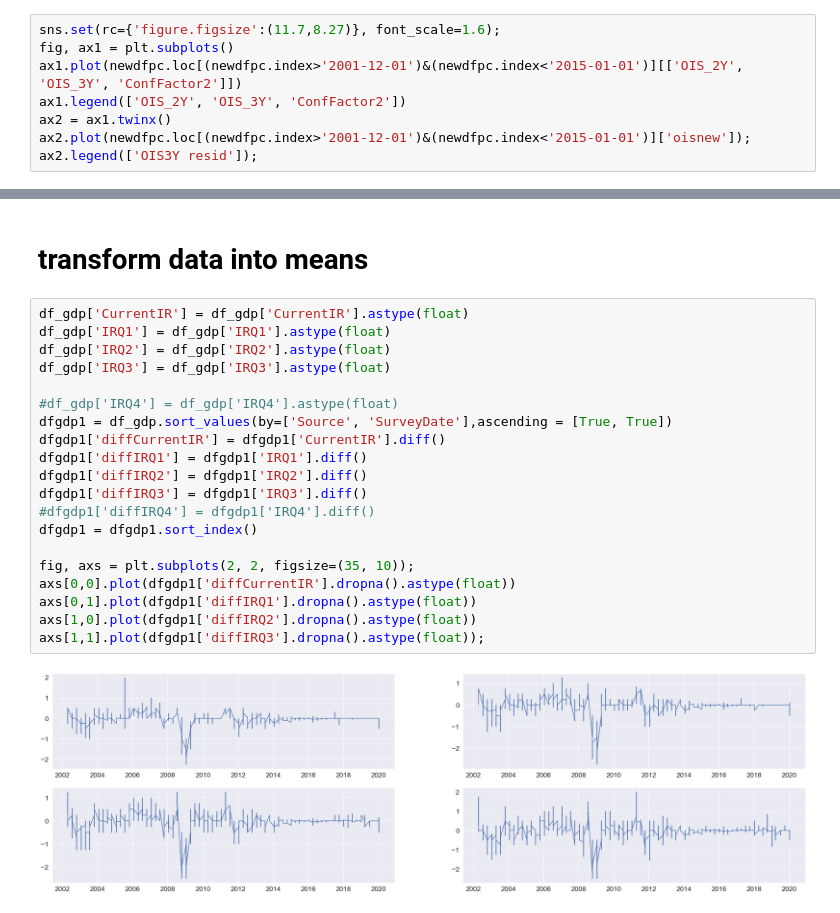
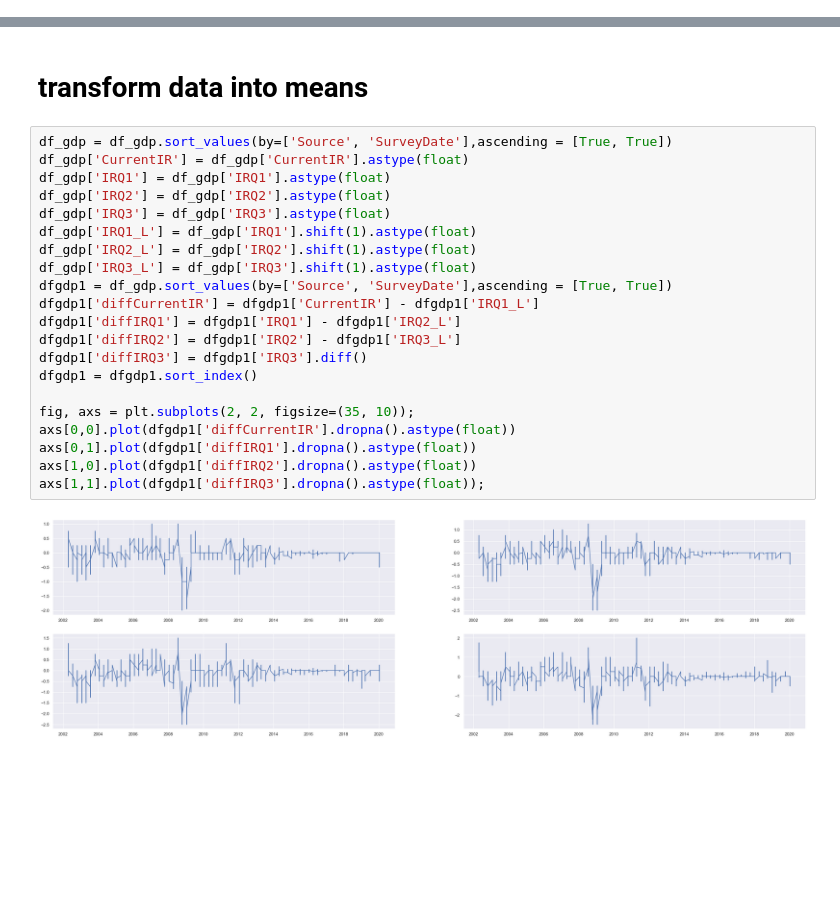
Before and after one commit to geri310/ECB_FG_GMM_approach_MSc_Thesis, a Jupyter notebook: PRate-Estimate.ipynb, the cells around one changed output, grey strips where cells are left out. Drawn from its saved outputs; the diff is of its cells as text; blank space fills up the shorter version.

```diff
--- a/PRate-Estimate.ipynb
+++ b/PRate-Estimate.ipynb
@@ -132,8 +58,0 @@ newdfpcsum.index = dates_list
-# %%
-sns.set(rc={'figure.figsize':(11.7,8.27)}, font_scale=1.6);
-fig, ax1 = plt.subplots()
-ax1.plot(newdfpc.loc[(newdfpc.index>'2001-12-01')&(newdfpc.index<'2015-01-01')][['OIS_2Y', 'OIS_3Y', 'ConfFactor2']])
-ax1.legend(['OIS_2Y', 'OIS_3Y', 'ConfFactor2'])
-ax2 = ax1.twinx()
-ax2.plot(newdfpc.loc[(newdfpc.index>'2001-12-01')&(newdfpc.index<'2015-01-01')]['oisnew']);
-ax2.legend(['OIS3Y resid']);
@@ -142,24 +59,25 @@ ax2.legend(['OIS3Y resid']);
 # %% [markdown]
 # transform data into means
 # %%
+df_gdp = df_gdp.sort_values(by=['Source', 'SurveyDate'],ascending = [True, True])
 df_gdp['CurrentIR'] = df_gdp['CurrentIR'].astype(float)
 df_gdp['IRQ1'] = df_gdp['IRQ1'].astype(float)
 df_gdp['IRQ2'] = df_gdp['IRQ2'].astype(float)
 df_gdp['IRQ3'] = df_gdp['IRQ3'].astype(float)
-
-#df_gdp['IRQ4'] = df_gdp['IRQ4'].astype(float)
+df_gdp['IRQ1_L'] = df_gdp['IRQ1'].shift(1).astype(float)
+df_gdp['IRQ2_L'] = df_gdp['IRQ2'].shift(1).astype(float)
+df_gdp['IRQ3_L'] = df_gdp['IRQ3'].shift(1).astype(float)
 dfgdp1 = df_gdp.sort_values(by=['Source', 'SurveyDate'],ascending = [True, True])
-dfgdp1['diffCurrentIR'] = dfgdp1['CurrentIR'].diff()
-dfgdp1['diffIRQ1'] = dfgdp1['IRQ1'].diff()
-dfgdp1['diffIRQ2'] = dfgdp1['IRQ2'].diff()
+dfgdp1['diffCurrentIR'] = dfgdp1['CurrentIR'] - dfgdp1['IRQ1_L']
+dfgdp1['diffIRQ1'] = dfgdp1['IRQ1'] - dfgdp1['IRQ2_L']
+dfgdp1['diffIRQ2'] = dfgdp1['IRQ2'] - dfgdp1['IRQ3_L']
 dfgdp1['diffIRQ3'] = dfgdp1['IRQ3'].diff()
-#dfgdp1['diffIRQ4'] = dfgdp1['IRQ4'].diff()
 dfgdp1 = dfgdp1.sort_index()
 
 fig, axs = plt.subplots(2, 2, figsize=(35, 10));
 axs[0,0].plot(dfgdp1['diffCurrentIR'].dropna().astype(float))
 axs[0,1].plot(dfgdp1['diffIRQ1'].dropna().astype(float))
 axs[1,0].plot(dfgdp1['diffIRQ2'].dropna().astype(float))
 axs[1,1].plot(dfgdp1['diffIRQ3'].dropna().astype(float));
 # %% [output]
-[figure, old version]
+[figure, new version]
```
Also changed, not shown: parts of 29 cells of this notebook, 10 other files.
